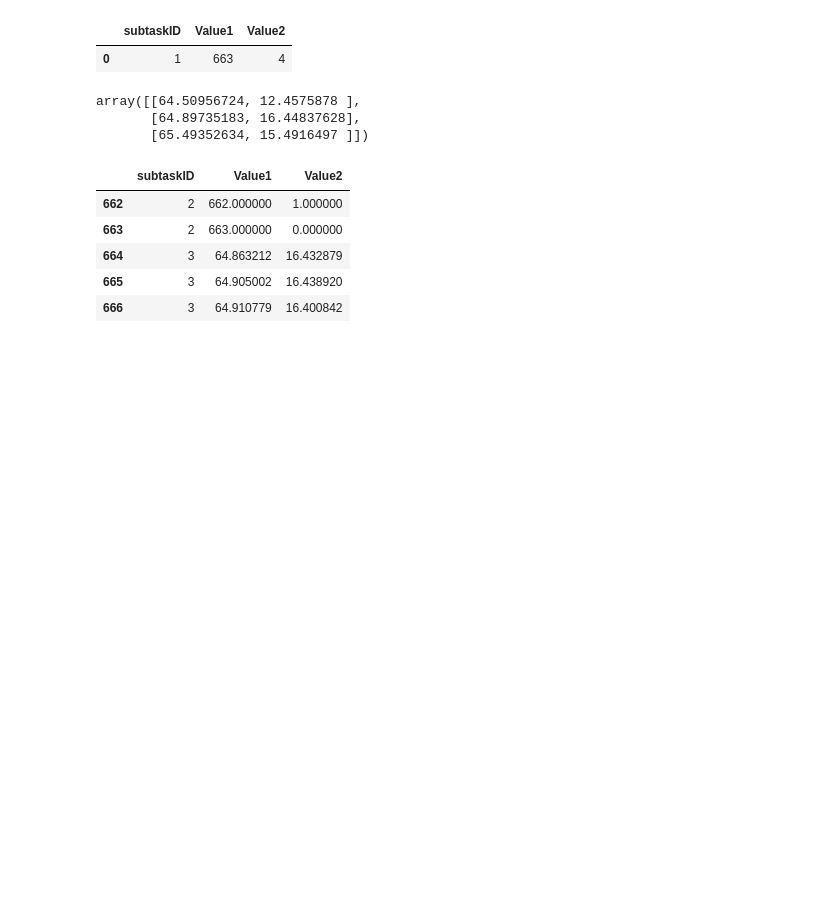
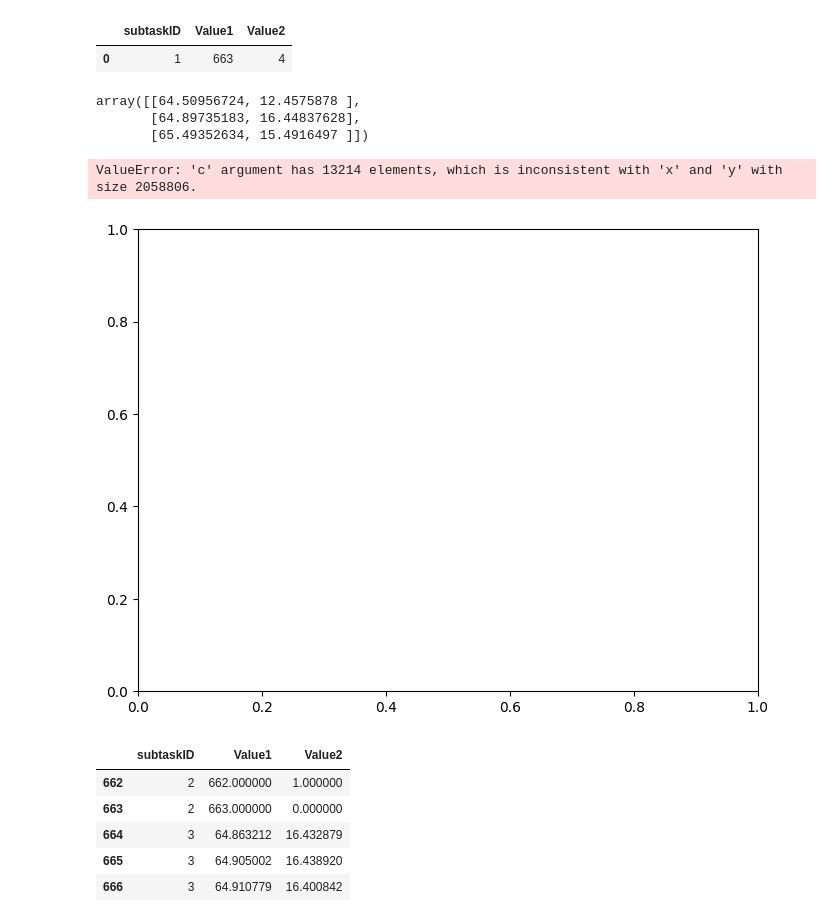
Before and after one commit to andreiverse/ai, a Jupyter notebook: Etapa Locală - Olimpiada Națională de Inteligență Artificială 2026/Public Transport/solve.ipynb, the cells around one changed output. Drawn from its saved outputs; the diff is of its cells as text; code cells hidden in the pictures; blank space fills up the shorter version.

```diff
--- a/Etapa Locală - Olimpiada Națională de Inteligență Artificială 2026/Public Transport/solve.ipynb
+++ b/Etapa Locală - Olimpiada Națională de Inteligență Artificială 2026/Public Transport/solve.ipynb
@@ -56,18 +58,21 @@ array([[64.50956724, 12.4575878 ],
        [64.89735183, 16.44837628],
        [65.49352634, 15.4916497 ]])
 # %%
-# fig, ax = plt.subplots(figsize=(8, 6))
+fig, ax = plt.subplots(figsize=(8, 6))
 
-# X.plot(x="latitude", y="longitude", kind="scatter", ax=ax,
-#        c=kmeans.labels_, cmap="tab10", colorbar=False, s=50)
+X.plot(x="latitude", y="longitude", kind="scatter", ax=ax,
+       c=kmeans.labels_, cmap="tab10", colorbar=False, s=50)
 
-# centroids = pd.DataFrame(kmeans.cluster_centers_, columns=["latitude", "longitude"])
+centroids = pd.DataFrame(kmeans.cluster_centers_, columns=["latitude", "longitude"])
 
-# centroids.plot(x="latitude", y="longitude", kind="scatter", ax=ax,
-#                color="red", marker="X", s=200, label="Centroids")
+centroids.plot(x="latitude", y="longitude", kind="scatter", ax=ax,
+               color="red", marker="X", s=200, label="Centroids")
 
-# plt.legend()
-# plt.show()
+plt.legend()
+plt.show()
+# %% [output]
+ValueError: 'c' argument has 13214 elements, which is inconsistent with 'x' and 'y' with size 2058806.
+[figure, added]
 # %%
 X["timestamp"] = pd.to_datetime(X["timestamp"])
 vehicles_t10 = X[(X["vehicle_type"] == 10) &
```
Also changed, not shown: parts of 2 cells of this notebook.
